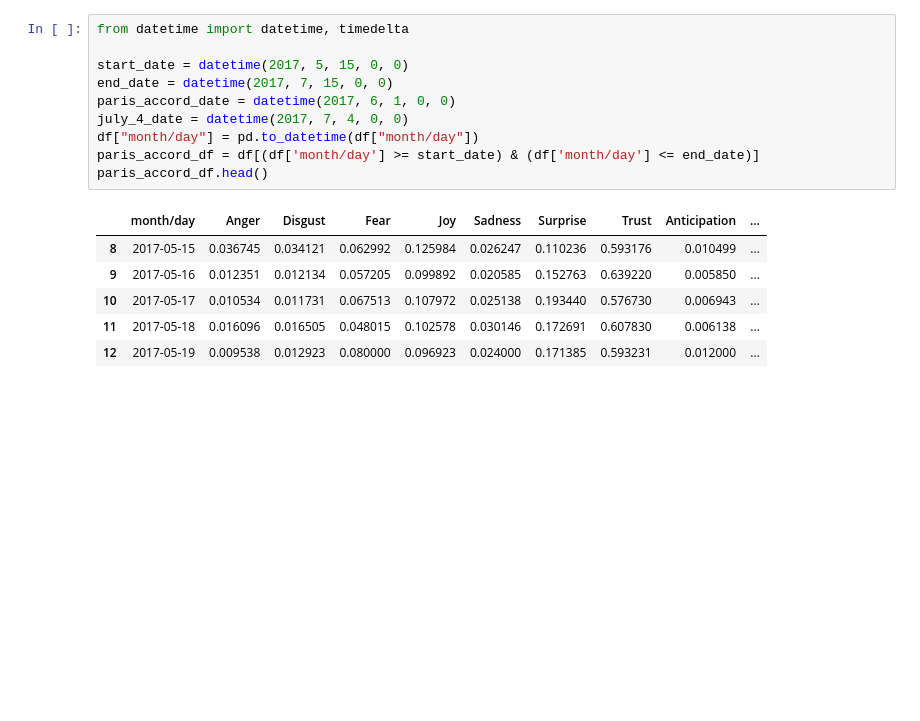
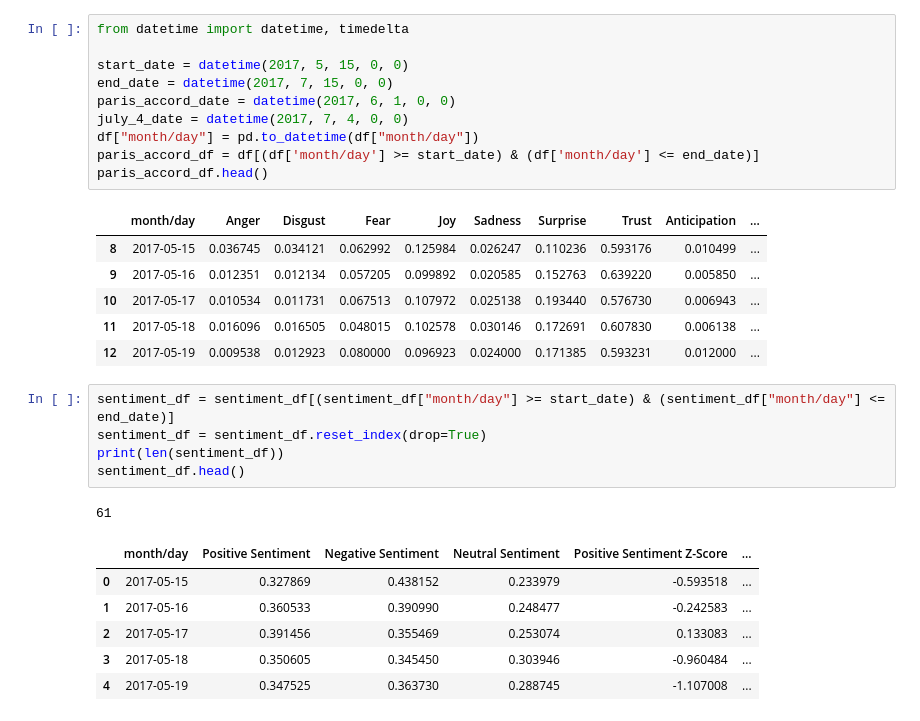
Before and after one commit to suvir-c/psyc-626, a Jupyter notebook: time-series-analysis/Intervention Analyses.ipynb, the cells around one changed output. Cells and saved outputs as stored; diff of their text form; blank space fills up the shorter version.

```diff
--- a/time-series-analysis/Intervention Analyses.ipynb
+++ b/time-series-analysis/Intervention Analyses.ipynb
@@ -46,4 +52,17 @@ paris_accord_df.head()
 | 10 | 2017-05-17 | 0.010534 | 0.011731 | 0.067513 | 0.107972 | 0.025138 | 0.193440 | 0.576730 | 0.006943 | ... |
 | 11 | 2017-05-18 | 0.016096 | 0.016505 | 0.048015 | 0.102578 | 0.030146 | 0.172691 | 0.607830 | 0.006138 | ... |
 | 12 | 2017-05-19 | 0.009538 | 0.012923 | 0.080000 | 0.096923 | 0.024000 | 0.171385 | 0.593231 | 0.012000 | ... |
+# %%
+sentiment_df = sentiment_df[(sentiment_df["month/day"] >= start_date) & (sentiment_df["month/day"] <= end_date)]
+sentiment_df = sentiment_df.reset_index(drop=True)
+print(len(sentiment_df))
+sentiment_df.head()
+# %% [output]
+61
+|  | month/day | Positive Sentiment | Negative Sentiment | Neutral Sentiment | Positive Sentiment Z-Score | ... |
+| 0 | 2017-05-15 | 0.327869 | 0.438152 | 0.233979 | -0.593518 | ... |
+| 1 | 2017-05-16 | 0.360533 | 0.390990 | 0.248477 | -0.242583 | ... |
+| 2 | 2017-05-17 | 0.391456 | 0.355469 | 0.253074 | 0.133083 | ... |
+| 3 | 2017-05-18 | 0.350605 | 0.345450 | 0.303946 | -0.960484 | ... |
+| 4 | 2017-05-19 | 0.347525 | 0.363730 | 0.288745 | -1.107008 | ... |
 # %%
```
Also changed, not shown: parts of 3 cells of this notebook, 11 other files.
